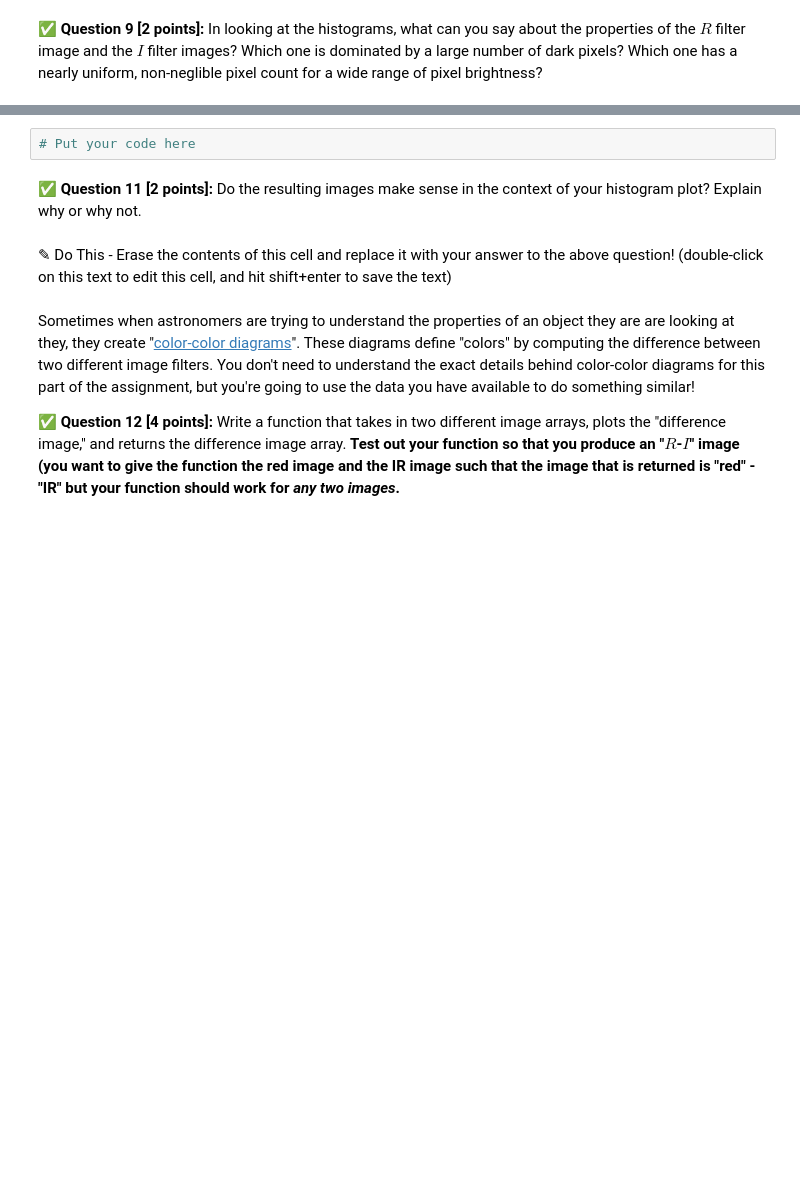
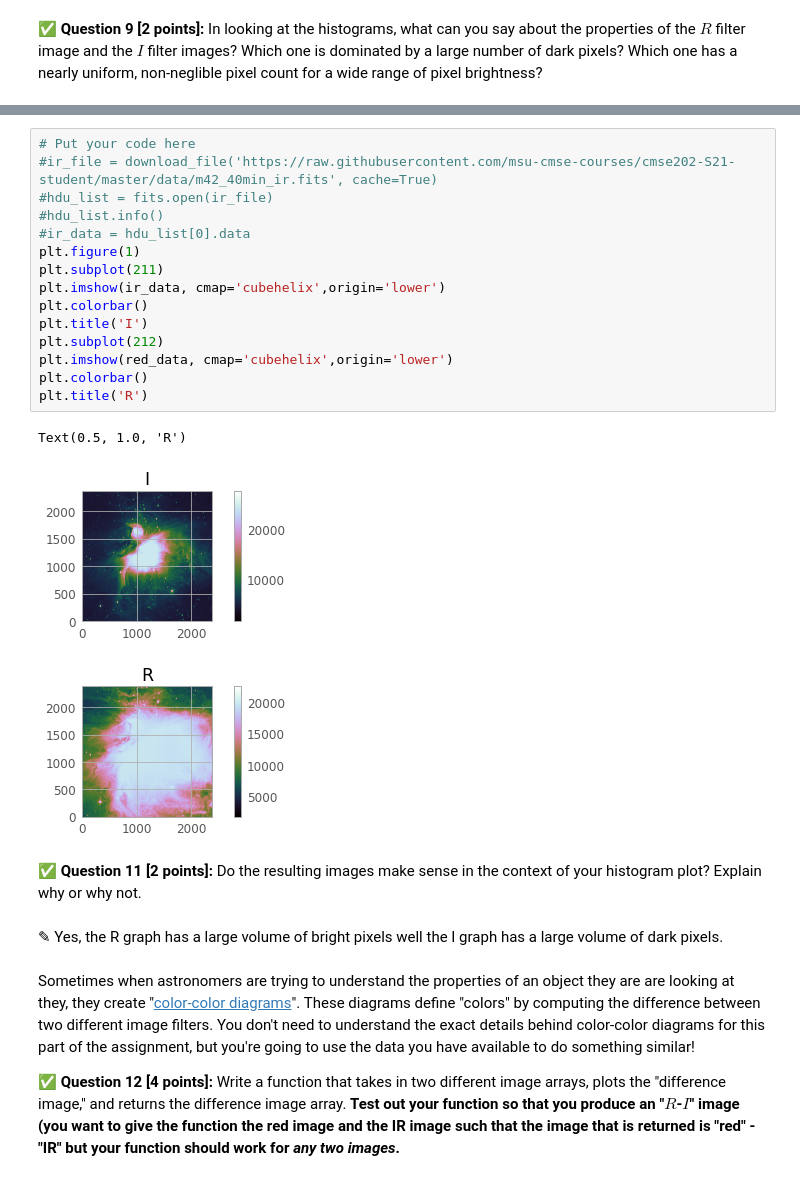
Before and after one commit to hewittso/cmse202-s21-turnin, a Jupyter notebook: hw-01/HW-01_GitPracticeDebuggingAndPythonPackages-STUDENT.ipynb, the cells around one changed output, grey strips where cells are left out. Drawn from its saved outputs; the diff is of its cells as text; blank space fills up the shorter version.

```diff
--- a/hw-01/HW-01_GitPracticeDebuggingAndPythonPackages-STUDENT.ipynb
+++ b/hw-01/HW-01_GitPracticeDebuggingAndPythonPackages-STUDENT.ipynb
@@ -286,12 +299,28 @@ Now that you have a bit of understanding about the the properties of the images
 
 **Make sure you include a colorbar** on the figures so that you can tell what the pixel values are and **ensure that the (0,0) point is the the lower left corner of the image so that the orientation matches that of this image:**
 <div align="center"><img src="https://www.noao.edu/image_gallery/images/d3/02677.jpg" width=200px alt="Image credit: www.noao.edu"></div>
-# %%
-# Put your code here
+# %%
+# Put your code here
+#ir_file = download_file('https://raw.githubusercontent.com/msu-cmse-courses/cmse202-S21-student/master/data/m42_40min_ir.fits', cache=True)
+#hdu_list = fits.open(ir_file)
+#hdu_list.info()
+#ir_data = hdu_list[0].data
+plt.figure(1)
+plt.subplot(211)
+plt.imshow(ir_data, cmap='cubehelix',origin='lower')
+plt.colorbar()
+plt.title('I')
+plt.subplot(212)
+plt.imshow(red_data, cmap='cubehelix',origin='lower')
+plt.colorbar()
+plt.title('R')
+# %% [output]
+Text(0.5, 1.0, 'R')
+[figure, added]
 # %% [markdown]
 **&#9989; Question 11 [2 points]:** Do the resulting images make sense in the context of your histogram plot? Explain why or why not.
-# %% [markdown]
-<font size=+3>&#9998;</font> Do This - Erase the contents of this cell and replace it with your answer to the above question!  (double-click on this text to edit this cell, and hit shift+enter to save the text)
+# %% [markdown]
+<font size=+3>&#9998;</font> Yes, the R graph has a large volume of bright pixels well the I graph has a large volume of dark pixels.
 # %% [markdown]
 Sometimes when astronomers are trying to understand the properties of an object they are are looking at they, they create "[color-color diagrams](https://en.wikipedia.org/wiki/Color%E2%80%93color_diagram)". These diagrams define "colors" by computing the difference between two different image filters. You don't need to understand the exact details behind color-color diagrams for this part of the assignment, but you're going to use the data you have available to do something similar!
 
```
Also changed, not shown: parts of 8 cells of this notebook.
